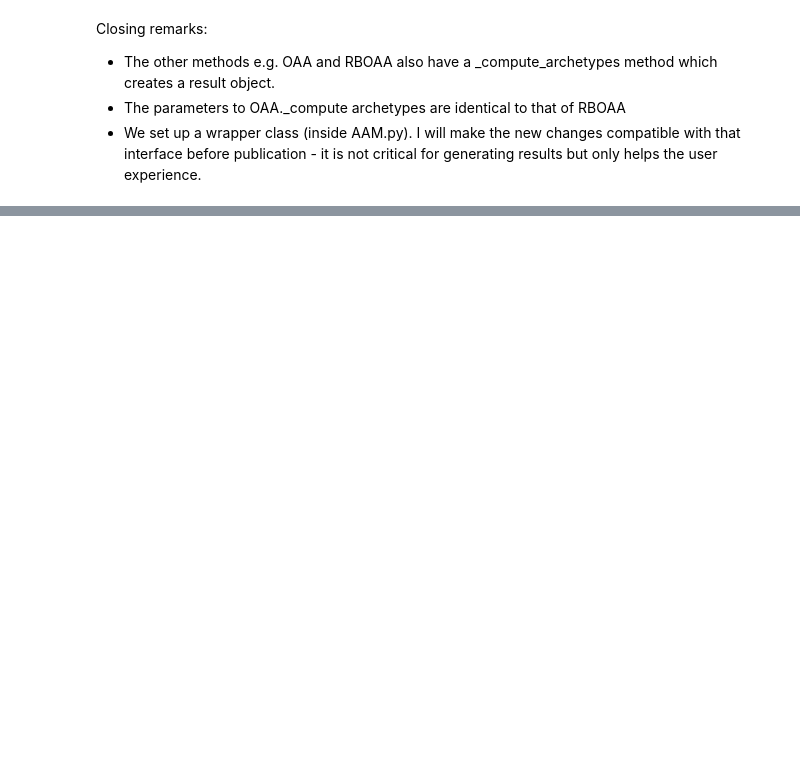
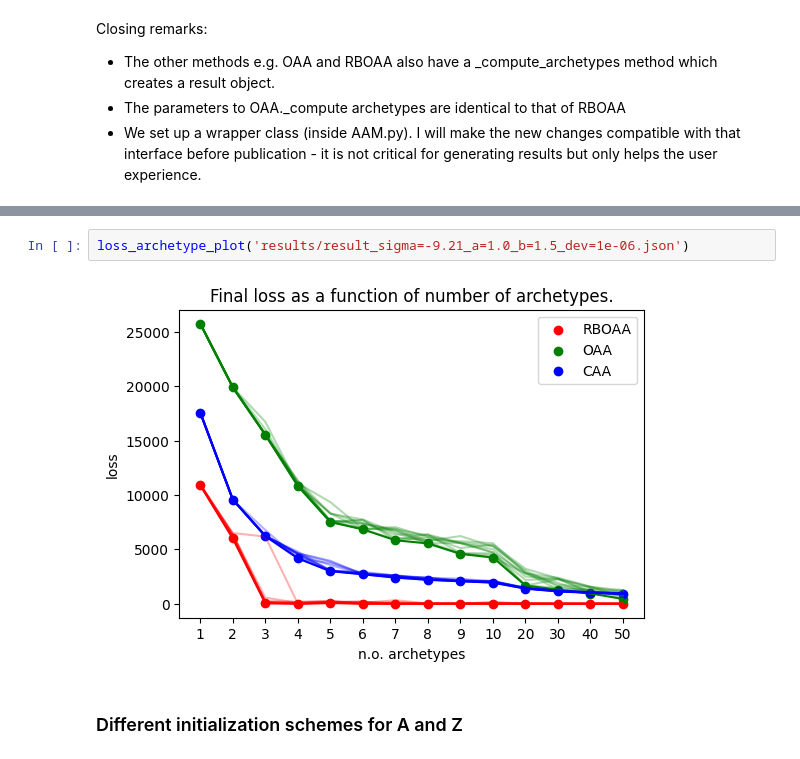
Before and after one commit to Maplewarrior/OrdinalArchetypalAnalysis, a Jupyter notebook: playground.ipynb, the cells around one changed output, grey strips where cells are left out. Saved outputs shown, nothing was run; the diff lists cells and outputs as text; blank space fills up the shorter version.

```diff
--- a/playground.ipynb
+++ b/playground.ipynb
@@ -68,0 +229,6 @@ Closing remarks:
+# %%
+loss_archetype_plot('results/result_sigma=-9.21_a=1.0_b=1.5_dev=1e-06.json')
+# %% [output]
+[figure, added]
+# %% [markdown]
+### Different initialization schemes for A and Z
```
Also changed, not shown: parts of 28 cells of this notebook, 2 other files.
